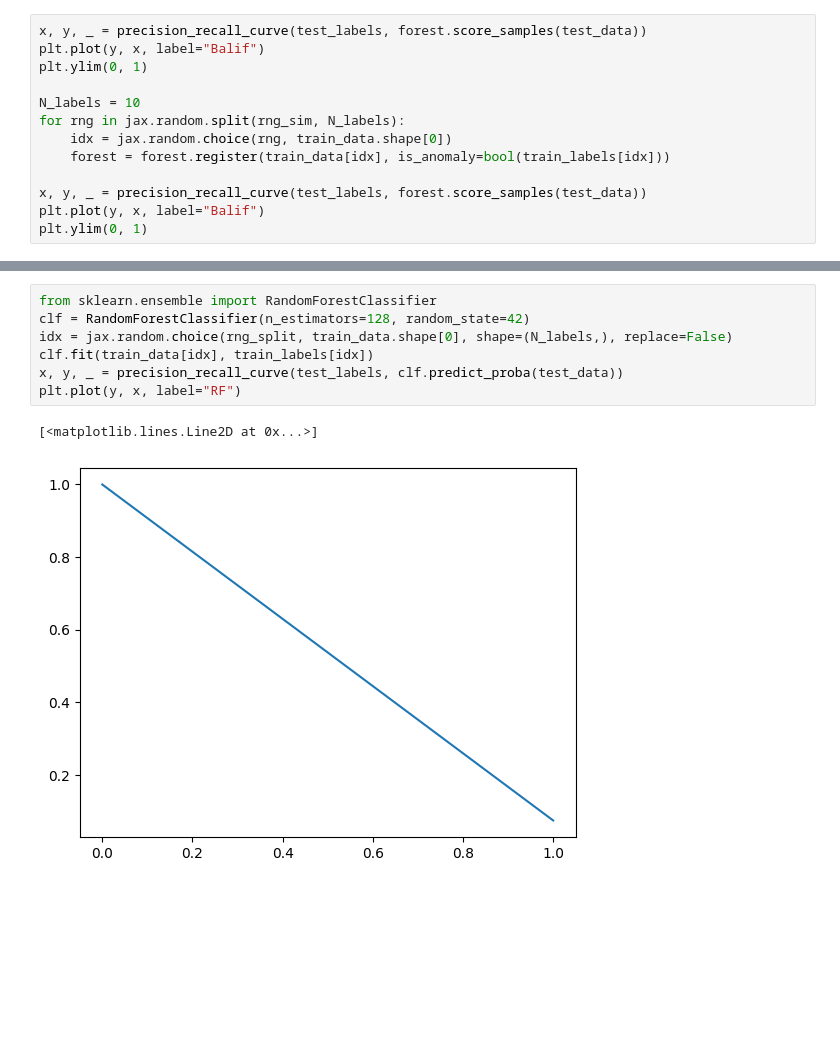
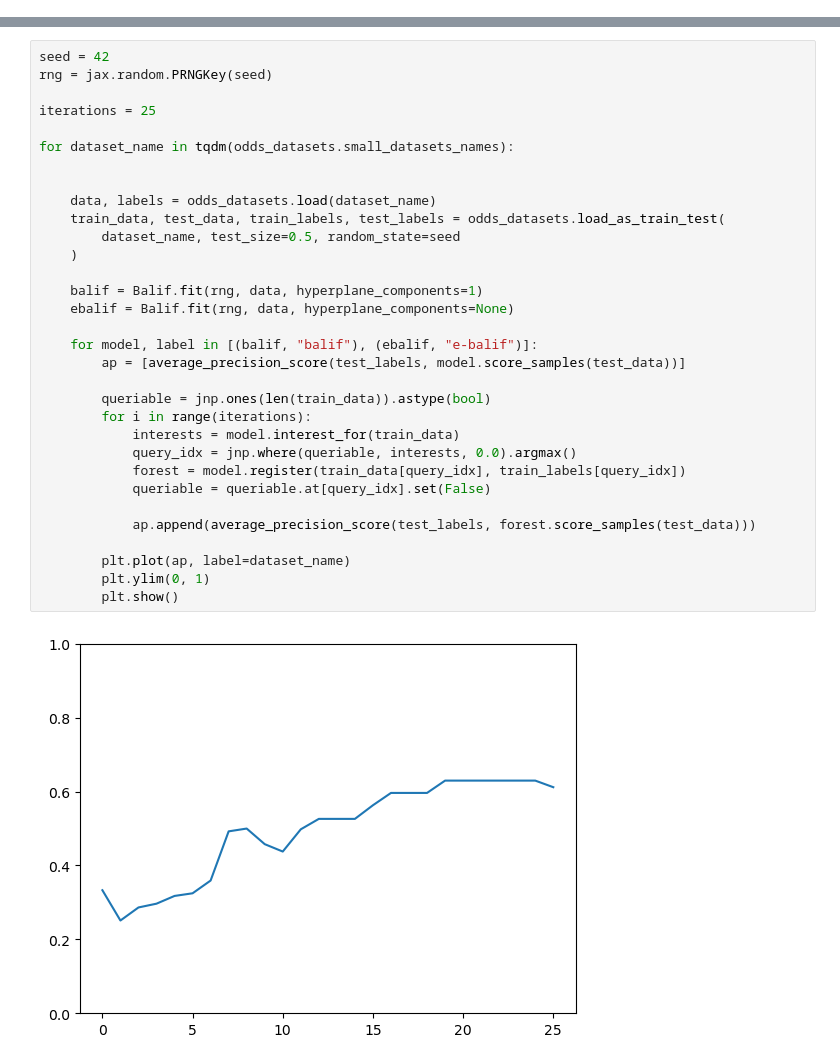
Before and after one commit to davidesartor/balif, a Jupyter notebook: jax/real data experiments.ipynb, the cells around one changed output, grey strips where cells are left out. Cells and saved outputs as stored; diff of their text form; blank space fills up the shorter version.

```diff
--- a/jax/real data experiments.ipynb
+++ b/jax/real data experiments.ipynb
@@ -34,13 +11,0 @@ plt.ylim(0, 1)
-# %%
-x, y, _ = precision_recall_curve(test_labels, forest.score_samples(test_data))
-plt.plot(y, x, label="Balif")
-plt.ylim(0, 1)
-
-N_labels = 10
-for rng in jax.random.split(rng_sim, N_labels):
-    idx = jax.random.choice(rng, train_data.shape[0])
-    forest = forest.register(train_data[idx], is_anomaly=bool(train_labels[idx]))
-
-x, y, _ = precision_recall_curve(test_labels, forest.score_samples(test_data))
-plt.plot(y, x, label="Balif")
-plt.ylim(0, 1)
@@ -50,10 +12,34 @@ plt.ylim(0, 1)
-# %%
-from sklearn.ensemble import RandomForestClassifier
-clf = RandomForestClassifier(n_estimators=128, random_state=42)
-idx = jax.random.choice(rng_split, train_data.shape[0], shape=(N_labels,), replace=False)
-clf.fit(train_data[idx], train_labels[idx])
-x, y, _ = precision_recall_curve(test_labels, clf.predict_proba(test_data))
-plt.plot(y, x, label="RF")
-# %% [output]
-[<matplotlib.lines.Line2D at 0x...>]
-[figure, removed]
+# %%
+seed = 42
+rng = jax.random.PRNGKey(seed)
+
+iterations = 25
+
+for dataset_name in tqdm(odds_datasets.small_datasets_names):
+
+
+    data, labels = odds_datasets.load(dataset_name)
+    train_data, test_data, train_labels, test_labels = odds_datasets.load_as_train_test(
+        dataset_name, test_size=0.5, random_state=seed
+    )
+
+    balif = Balif.fit(rng, data, hyperplane_components=1)
+    ebalif = Balif.fit(rng, data, hyperplane_components=None)
+
+    for model, label in [(balif, "balif"), (ebalif, "e-balif")]:
+        ap = [average_precision_score(test_labels, model.score_samples(test_data))]
+
+        queriable = jnp.ones(len(train_data)).astype(bool)
+        for i in range(iterations):
+            interests = model.interest_for(train_data)
+            query_idx = jnp.where(queriable, interests, 0.0).argmax()
+            forest = model.register(train_data[query_idx], train_labels[query_idx])
+            queriable = queriable.at[query_idx].set(False)
+
+            ap.append(average_precision_score(test_labels, forest.score_samples(test_data)))
+
+        plt.plot(ap, label=dataset_name)
+        plt.ylim(0, 1)
+        plt.show()
+# %% [output]
+[figure, added]
```
Also changed, not shown: parts of 5 cells of this notebook, 2 other files.
